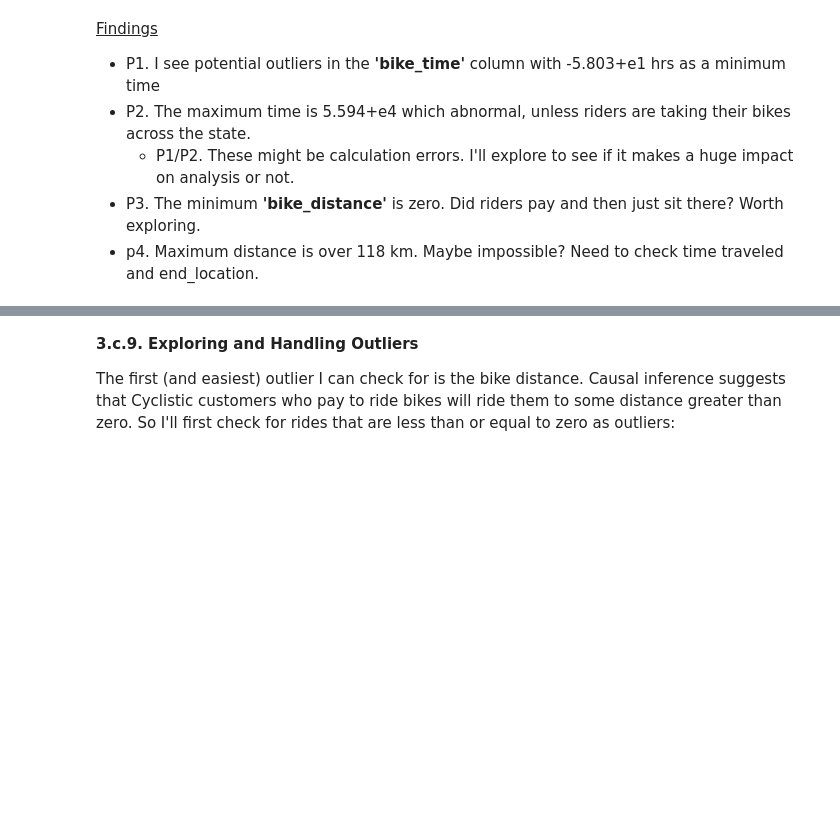
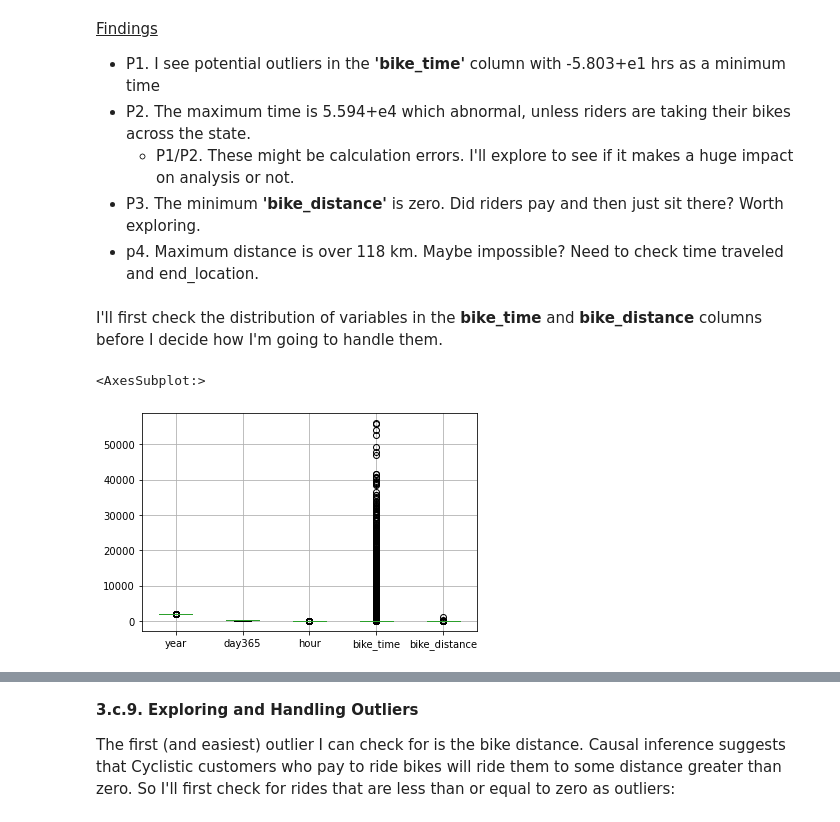
Before and after one commit to clkHere/Data-Analysis, a Jupyter notebook: 1. Portfolio/b. Cyclistic Marketing Analysis/Cyclistic_Analysis.ipynb, the cells around one changed output, grey strips where cells are left out. Drawn from its saved outputs; the diff is of its cells as text; code cells hidden in the pictures; blank space fills up the shorter version.

```diff
--- a/1. Portfolio/b. Cyclistic Marketing Analysis/Cyclistic_Analysis.ipynb
+++ b/1. Portfolio/b. Cyclistic Marketing Analysis/Cyclistic_Analysis.ipynb
@@ -488,3 +502,11 @@ v2_cycDF.describe()
     * P1/P2. These might be calculation errors. I'll explore to see if it makes a huge impact on analysis or not.
 - P3. The minimum <b>'bike_distance'</b> is zero. Did riders pay and then just sit there? Worth exploring.
 - p4. Maximum distance is over 118 km. Maybe impossible? Need to check time traveled and end_location.
+# %% [markdown]
+I'll first check the distribution of variables in the **bike_time** and **bike_distance** columns before I decide how I'm going to handle them.
+# %%
+#Checking distribution of columsn with suspected outliers:
+v2_cycDF.boxplot();
+# %% [output]
+<AxesSubplot:>
+[figure, added]
```
Also changed, not shown: parts of 22 cells of this notebook.
